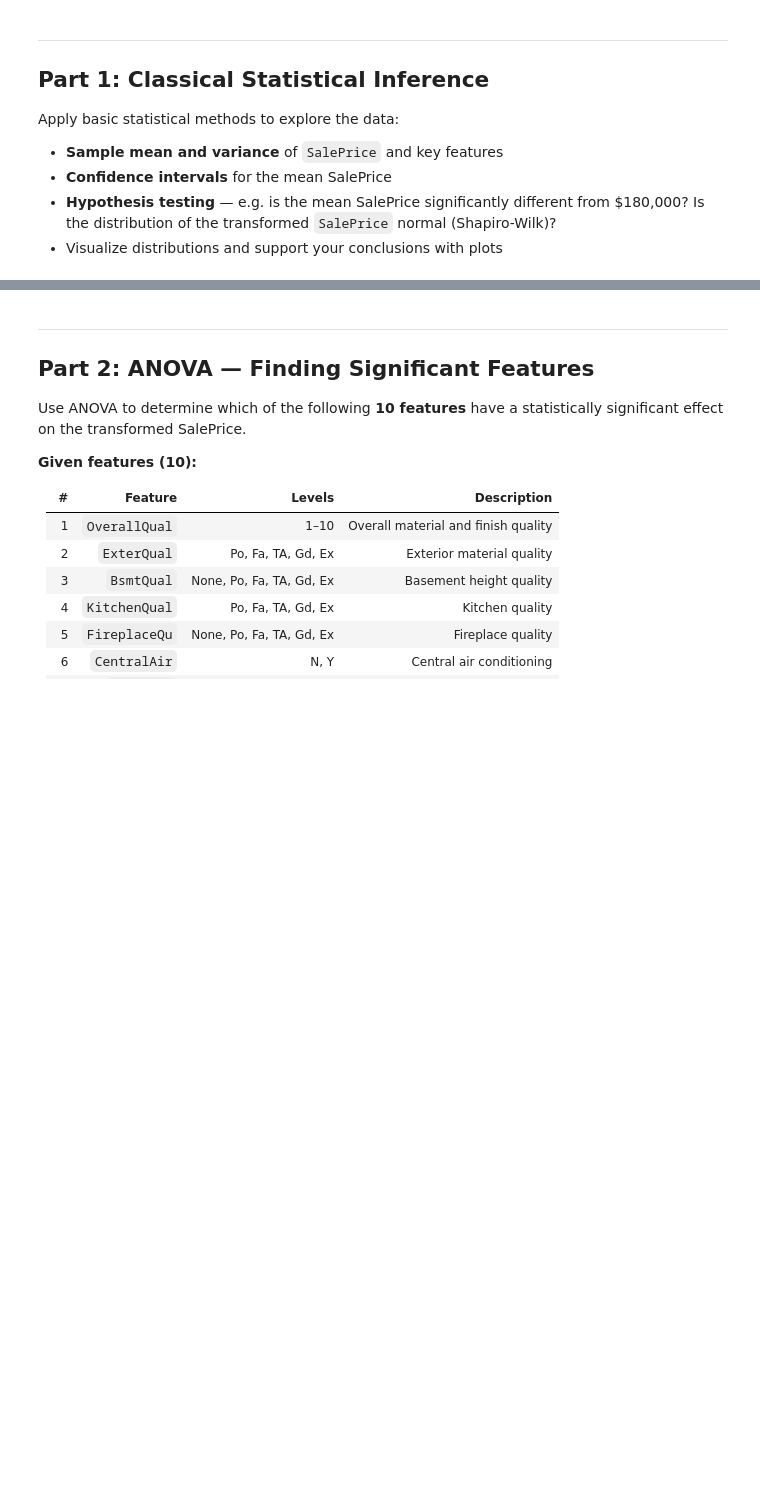
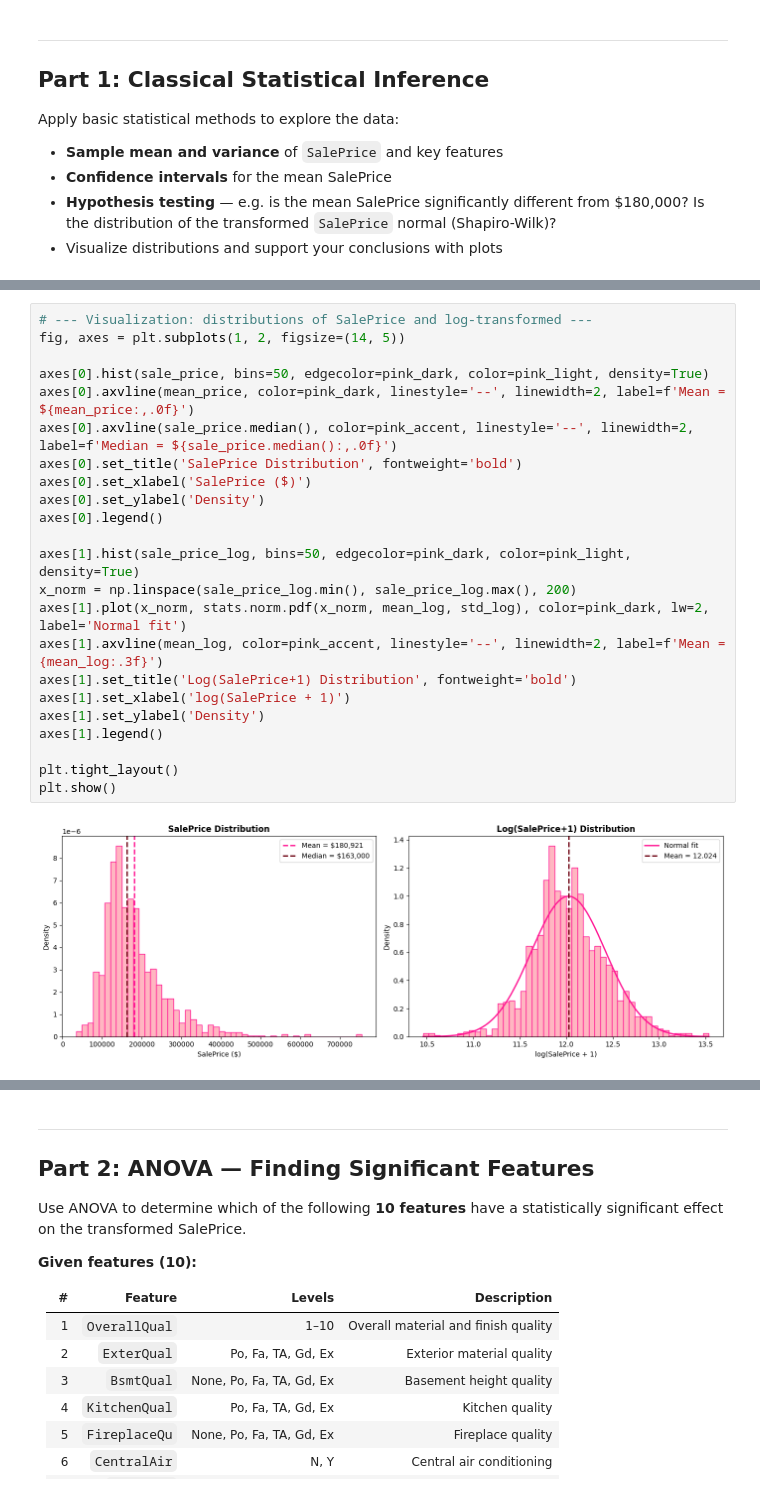
Before and after one commit to em-cd/cstats-project, a Jupyter notebook: project_STUDENTID.ipynb, the cells around one changed output, grey strips where cells are left out. Drawn from its saved outputs; the diff is of its cells as text; blank space fills up the shorter version.

```diff
--- a/project_STUDENTID.ipynb
+++ b/project_STUDENTID.ipynb
@@ -126,0 +234,25 @@ Apply basic statistical methods to explore the data:
+# %%
+# --- Visualization: distributions of SalePrice and log-transformed ---
+fig, axes = plt.subplots(1, 2, figsize=(14, 5))
+
+axes[0].hist(sale_price, bins=50, edgecolor=pink_dark, color=pink_light, density=True)
+axes[0].axvline(mean_price, color=pink_dark, linestyle='--', linewidth=2, label=f'Mean = ${mean_price:,.0f}')
+axes[0].axvline(sale_price.median(), color=pink_accent, linestyle='--', linewidth=2, label=f'Median = ${sale_price.median():,.0f}')
+axes[0].set_title('SalePrice Distribution', fontweight='bold')
+axes[0].set_xlabel('SalePrice ($)')
+axes[0].set_ylabel('Density')
+axes[0].legend()
+
+axes[1].hist(sale_price_log, bins=50, edgecolor=pink_dark, color=pink_light, density=True)
+x_norm = np.linspace(sale_price_log.min(), sale_price_log.max(), 200)
+axes[1].plot(x_norm, stats.norm.pdf(x_norm, mean_log, std_log), color=pink_dark, lw=2, label='Normal fit')
+axes[1].axvline(mean_log, color=pink_accent, linestyle='--', linewidth=2, label=f'Mean = {mean_log:.3f}')
+axes[1].set_title('Log(SalePrice+1) Distribution', fontweight='bold')
+axes[1].set_xlabel('log(SalePrice + 1)')
+axes[1].set_ylabel('Density')
+axes[1].legend()
+
+plt.tight_layout()
+plt.show()
+# %% [output]
+[figure, added]
```
Also changed, not shown: parts of 32 cells of this notebook.
